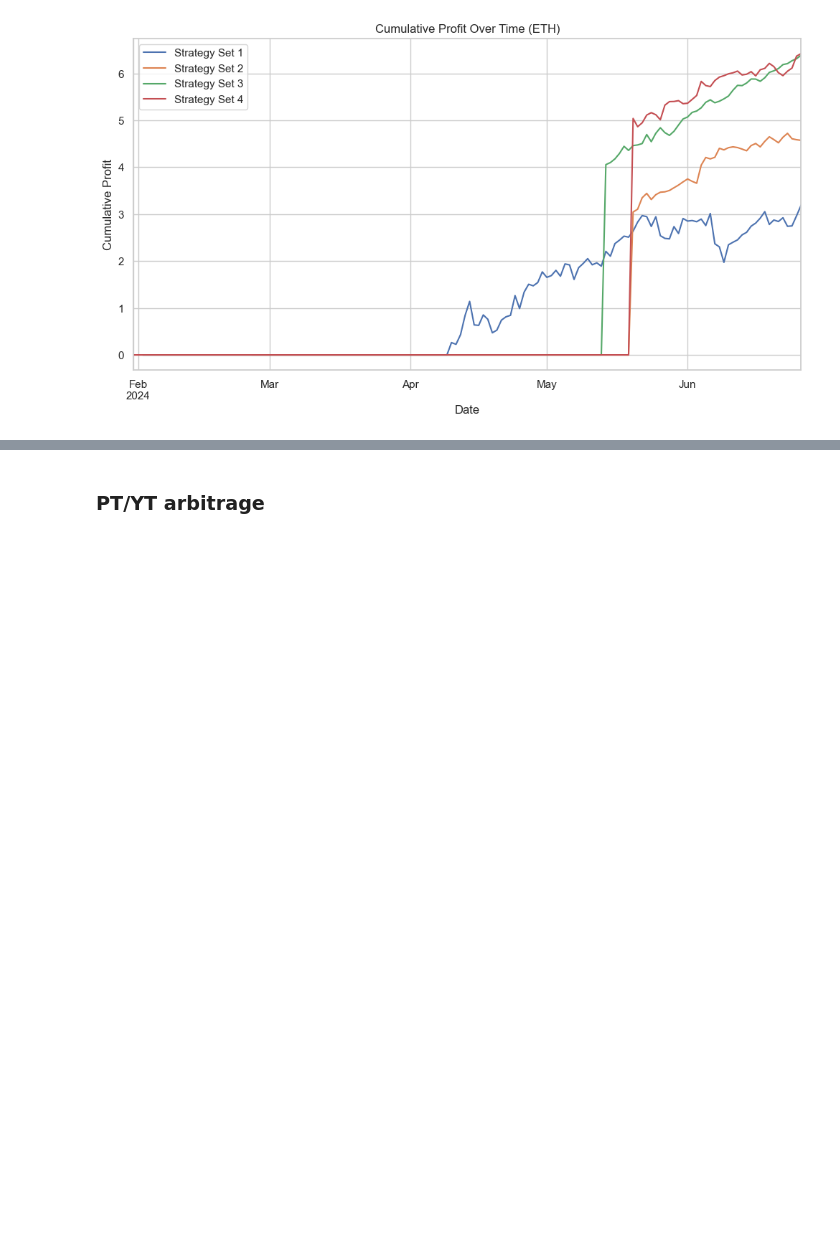
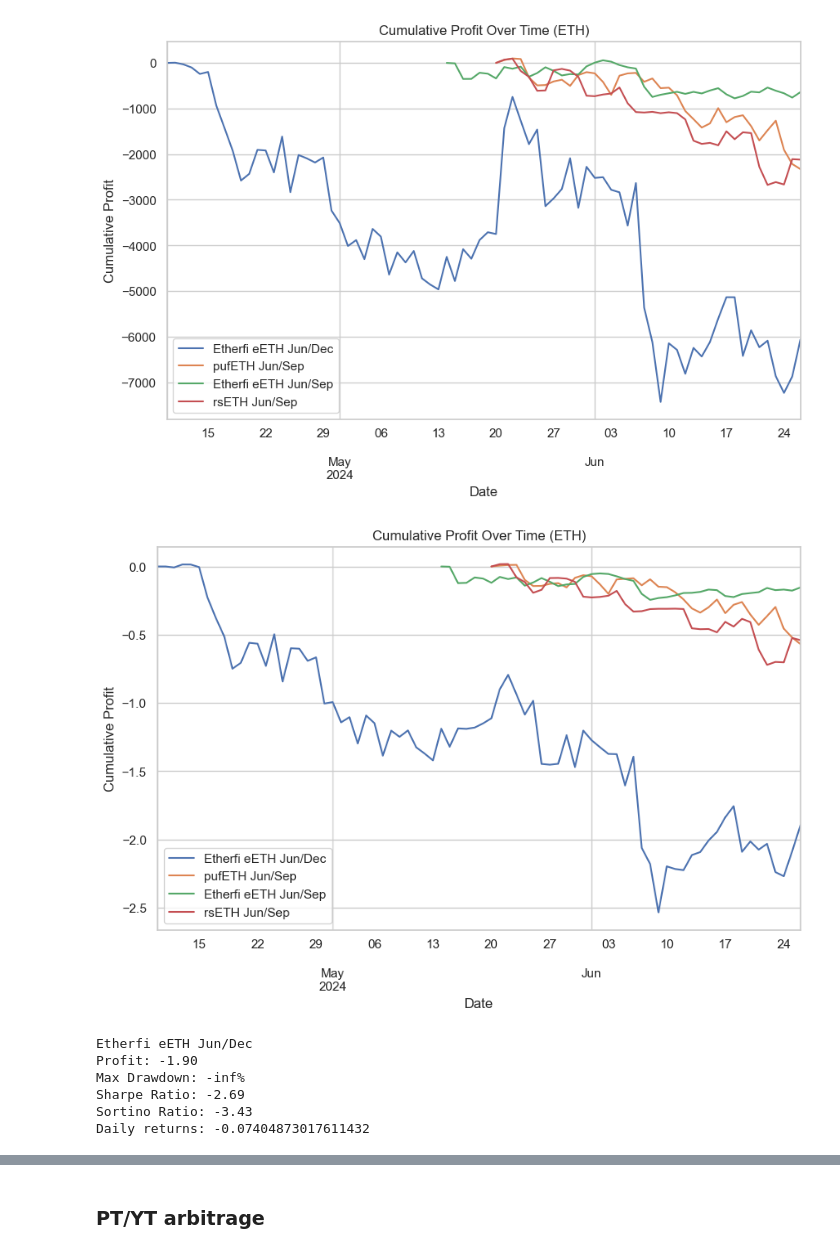
Before and after one commit to farischaudhry/pendle-analysis, a Jupyter notebook: backtest.ipynb, the cells around one changed output, grey strips where cells are left out. Saved outputs shown, nothing was run; the diff lists cells and outputs as text; code cells hidden in the pictures; blank space fills up the shorter version.

```diff
--- a/backtest.ipynb
+++ b/backtest.ipynb
@@ -301,6 +314,7 @@ class PendleHedgedBacktest(PendleBacktest):
                 # Update prices first, then trade
                 tokens['pt'].update_price(current_prices['pt_open_eth'])
                 tokens['yt'].update_price(current_prices['yt_open_eth'])
+                tokens['underlying'].update_price(1)
 
                 deltas = strategy.trade(df, index, 0, tokens['pt'].position, tokens['yt'].position, name=name)
 
@@ -321,6 +335,7 @@ class PendleHedgedBacktest(PendleBacktest):
                     try:
                         tokens['yt'].execute_trade(deltas[2])
                         tokens['pt'].execute_trade(deltas[1])
+                        tokens['underlying'].execute_trade(deltas[0])
                     except:
                         tokens['yt'].execute_trade(deltas[1])
                         tokens['pt'].execute_trade(deltas[0])
@@ -351,13 +366,13 @@ class DurationLongStrategy(Strategy):
     def trade(self, prices_df, current_index, underlying_pos, pt_pos, yt_pos, name=None):
         current_row = prices_df.loc[current_index]
         days_to_expiry = current_row['days_to_expiry']
-        return (0, 0, 1)
+        return (0, -1, 0)
 
 class DurationShortStrategy(Strategy):
     def trade(self, prices_df, current_index, underlying_pos, pt_pos, yt_pos, name=None):
         current_row = prices_df.loc[current_index]
         days_to_expiry = current_row['days_to_expiry']
-        return (0, 0, -1)
+        return (0, 1, 0)
 
 assets_strategies_list_pairs = [
     {
@@ -378,19 +393,66 @@ assets_strategies_list_pairs = [
     }
 ]
 
+custom_labels = [
+    'Etherfi eETH Jun/Dec',
+    'pufETH Jun/Sep',
+    'Etherfi eETH Jun/Sep',
+    'rsETH Jun/Sep'
+]
+
 # Prepare a figure for plotting
-fig, ax = plt.subplots(figsize=(12, 6))
+fig, ax = plt.subplots(figsize=(10, 6))
 
 # Iterate through each set of asset strategies, backtest them, and plot their cumulative profits
-for assets_strategies in assets_strategies_list_pairs:
-    backtest = PendleHedgedBacktest(assets_strategies)
+for i, assets_strategies in enumerate(assets_strategies_list_pairs):
+    start_date = max(asset['data'].index.min() for asset in assets_strategies.values())
+
+    # Truncate the dataframes to start from the found start_date
+    for asset in assets_strategies.values():
+        asset['data'] = asset['data'][asset['data'].index >= start_date]
+
+    backtest = PendleBacktest(assets_strategies)
     cumulative_profit = backtest.trade().dropna()
     cumulative_profit = cumulative_profit[:-1]
-    cumulative_profit.plot(ax=ax)
+
+    # Use the custom label for each line plot
+    cumulative_profit.plot(ax=ax, label=custom_labels[i])
 
 ax.set_title('Cumulative Profit Over Time (ETH)')
 ax.set_ylabel('Cumulative Profit')
 ax.set_xlabel('Date')
-plt.legend([f'Strategy Set {i+1}' for i in range(len(assets_strategies_list_pairs))])
+plt.legend()
 plt.show()
+
+# Prepare a figure for plotting
+fig, ax = plt.subplots(figsize=(10, 6))
+
+# Iterate through each set of asset strategies, backtest them, and plot their cumulative profits
+for i, assets_strategies in enumerate(assets_strategies_list_pairs):
+    start_date = max(asset['data'].index.min() for asset in assets_strategies.values())
+
+    # Truncate the dataframes to start from the found start_date
+    for asset in assets_strategies.values():
+        asset['data'] = asset['data'][asset['data'].index >= start_date]
+
+    backtest = PendleHedgedBacktest(assets_strategies)
+    cumulative_profit = backtest.trade().dropna()
+    cumulative_profit = cumulative_profit[:-1]
+
+    # Use the custom label for each line plot
+    cumulative_profit.plot(ax=ax, label=custom_labels[i])
+
+ax.set_title('Cumulative Profit Over Time (ETH)')
+ax.set_ylabel('Cumulative Profit')
+ax.set_xlabel('Date')
+plt.legend()
+plt.show()
+
+for i, assets_strategies in enumerate(assets_strategies_list_pairs):
+    backtest = PendleHedgedBacktest(assets_strategies)
+    print(custom_labels[i])
+    backtest.plot_profit()
+
+    # Use the custom label for each line plot
+    cumulative_profit.plot(ax=ax, label=custom_labels[i])
 # %% [output]
@@ -397 +479,8 @@ plt.show()
-[figure, old version]
+[figure, new version]
+[figure, added]
+Etherfi eETH Jun/Dec
+Profit: -1.90
+Max Drawdown: -inf%
+Sharpe Ratio: -2.69
+Sortino Ratio: -3.43
+Daily returns: -0.07404873017611432
```
Also changed, not shown: parts of 22 cells of this notebook.
